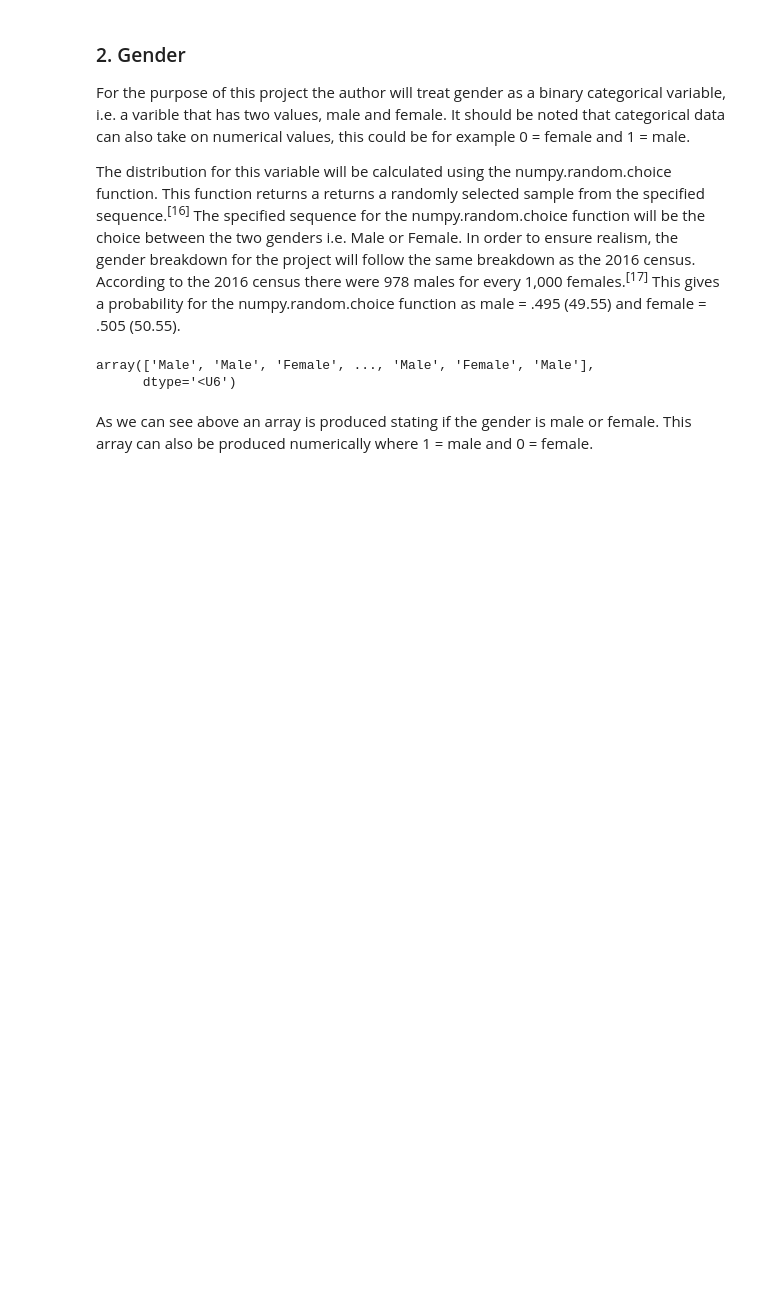
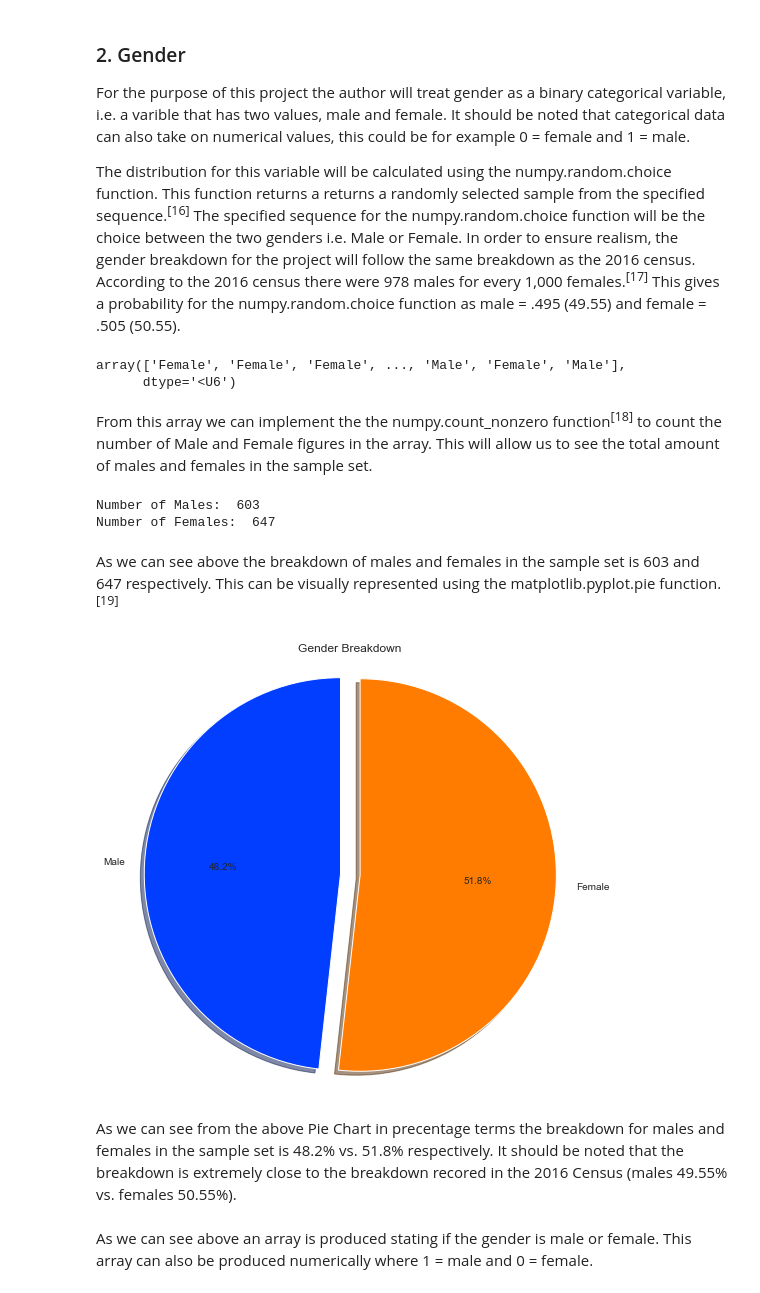
Before and after one commit to JPLee01/Programming_for_Data_Analysis-PRoject, a Jupyter notebook: Programming_for_Data_Analysis-Project.ipynb, the cells around one changed output. Saved outputs shown, nothing was run; the diff lists cells and outputs as text; code cells hidden in the pictures; blank space fills up the shorter version.

```diff
--- a/Programming_for_Data_Analysis-Project.ipynb
+++ b/Programming_for_Data_Analysis-Project.ipynb
@@ -133,11 +133,36 @@ For the purpose of this project the author will treat gender as a binary categor
 The distribution for this variable will be calculated using the numpy.random.choice function. This function returns a returns a randomly selected sample from the specified sequence.<sup>[16]</sup> The specified sequence for the numpy.random.choice function will be the choice between the two genders i.e. Male or Female. In order to ensure realism, the gender breakdown for the project will follow the same breakdown as the 2016 census. According to the 2016 census there were 978 males for every 1,000 females.<sup>[17]</sup> This gives a probability for the numpy.random.choice function as male = .495 (49.55) and female = .505 (50.55).
 # %%
 Gender = ['Male', 'Female']
-g = np.random.choice(Gender, 1250, p=[0.495, 0.505])
-g
+gender = np.random.choice(Gender, 1250, p=[0.495, 0.505])
+gender
 # %% [output]
-array(['Male', 'Male', 'Female', ..., 'Male', 'Female', 'Male'],
+array(['Female', 'Female', 'Female', ..., 'Male', 'Female', 'Male'],
       dtype='<U6')
+# %% [markdown]
+From this array we can implement the the numpy.count_nonzero function<sup>[18]</sup> to count the number of Male and Female figures in the array. This will allow us to see the total amount of males and females in the sample set.
+# %%
+print("Number of Males: ", np.count_nonzero(gender == 'Male'))
+print("Number of Females: ", np.count_nonzero(gender == 'Female'))
+# %% [output]
+Number of Males:  603
+Number of Females:  647
+# %% [markdown]
+As we can see above the breakdown of males and females in the sample set is 603 and 647 respectively. This can be visually represented using the matplotlib.pyplot.pie function.<sup>[19]</sup>
+# %%
+labels = 'Male', 'Female'
+sizes = [603, 647]
+explode = (0, 0.1)
+
+fig1, ax1 = plt.subplots(figsize=(8,8))
+ax1.pie(sizes, explode=explode, labels=labels, autopct='%1.1f%%',
+        shadow=True, startangle=90)
+ax1.axis('equal')
+plt.title('Gender Breakdown')
+plt.show()
+# %% [output]
+[figure, added]
+# %% [markdown]
+As we can see from the above Pie Chart in precentage terms the breakdown for males and females in the sample set is 48.2% vs. 51.8% respectively. It should be noted that the breakdown is extremely close to the breakdown recored in the 2016 Census (males 49.55% vs. females 50.55%).
 # %% [markdown]
 As we can see above an array is produced stating if the gender is male or female. This array can also be produced numerically where 1 = male and 0 = female.
 # %%
```
Also changed, not shown: parts of 41 cells of this notebook.
